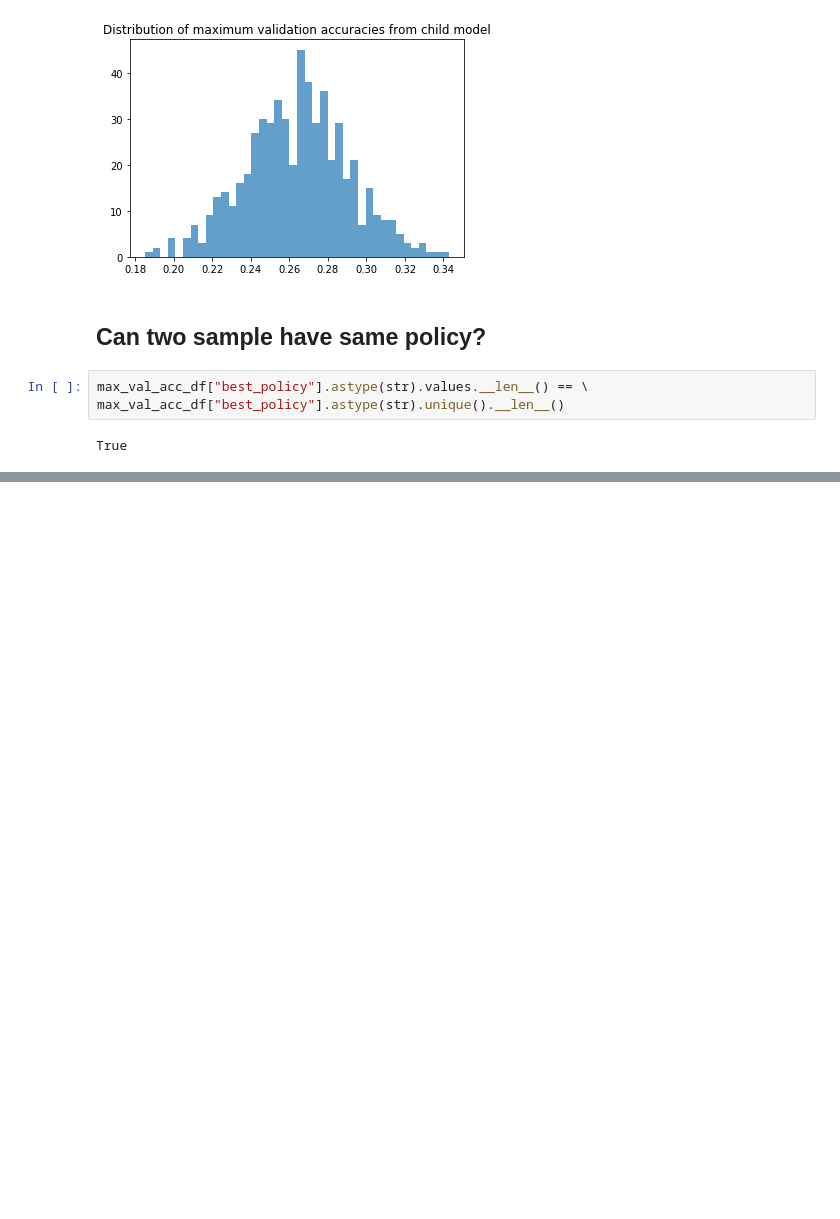
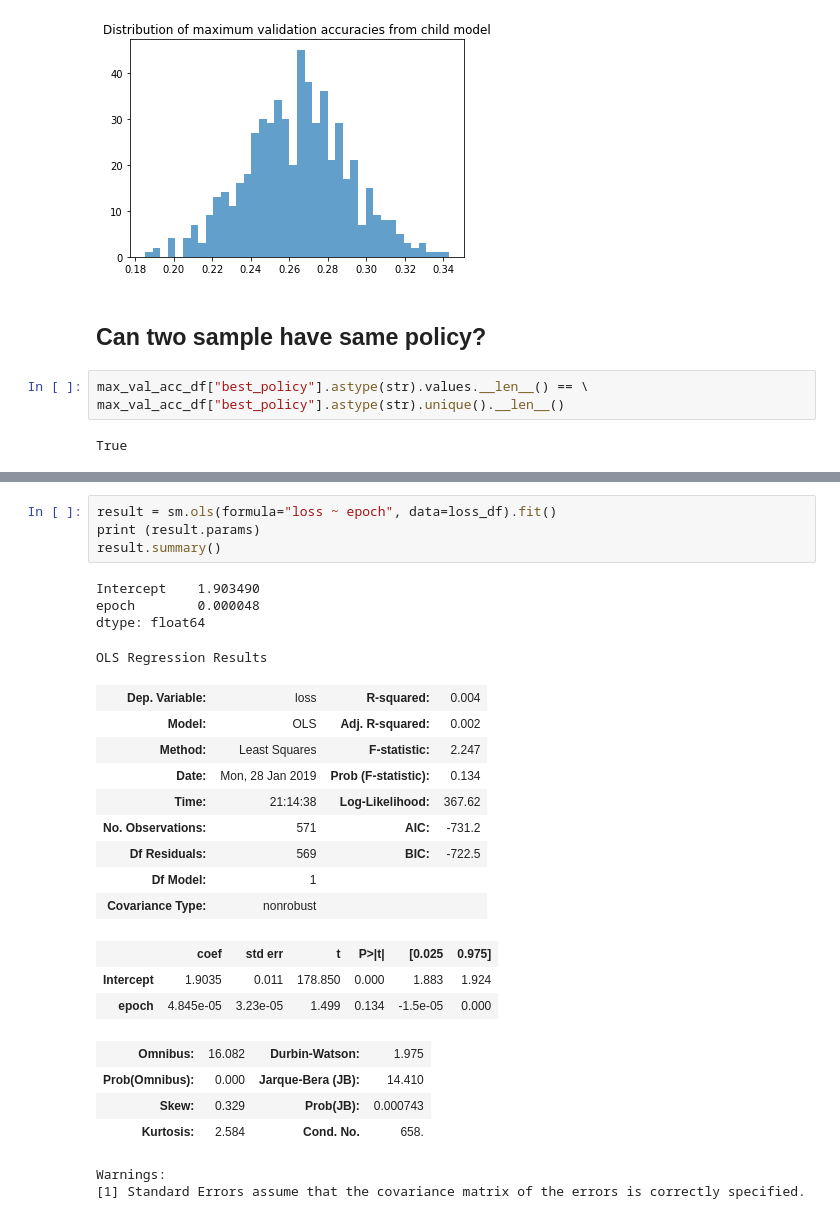
Before and after one commit to barisozmen/autoaugment, a Jupyter notebook: notebooks/02-BO-analysis-of-experiment-2019-1-27_10-42.ipynb, the cells around one changed output, grey strips where cells are left out. Cells and saved outputs as stored; diff of their text form; blank space fills up the shorter version.

```diff
--- a/notebooks/02-BO-analysis-of-experiment-2019-1-27_10-42.ipynb
+++ b/notebooks/02-BO-analysis-of-experiment-2019-1-27_10-42.ipynb
@@ -49,0 +135,27 @@ True
+# %%
+result = sm.ols(formula="loss ~ epoch", data=loss_df).fit()
+print (result.params)
+result.summary()
+# %% [output]
+Intercept    1.903490
+epoch        0.000048
+dtype: float64
+OLS Regression Results
+| Dep. Variable: | loss | R-squared: | 0.004 |
+| Model: | OLS | Adj. R-squared: | 0.002 |
+| Method: | Least Squares | F-statistic: | 2.247 |
+| Date: | Mon, 28 Jan 2019 | Prob (F-statistic): | 0.134 |
+| Time: | 21:14:38 | Log-Likelihood: | 367.62 |
+| No. Observations: | 571 | AIC: | -731.2 |
+| Df Residuals: | 569 | BIC: | -722.5 |
+| Df Model: | 1 |  |  |
+| Covariance Type: | nonrobust |  |  |
+|  | coef | std err | t | P>|t| | [0.025 | 0.975] |
+| Intercept | 1.9035 | 0.011 | 178.850 | 0.000 | 1.883 | 1.924 |
+| epoch | 4.845e-05 | 3.23e-05 | 1.499 | 0.134 | -1.5e-05 | 0.000 |
+| Omnibus: | 16.082 | Durbin-Watson: | 1.975 |
+| Prob(Omnibus): | 0.000 | Jarque-Bera (JB): | 14.410 |
+| Skew: | 0.329 | Prob(JB): | 0.000743 |
+| Kurtosis: | 2.584 | Cond. No. | 658. |
+Warnings:
+[1] Standard Errors assume that the covariance matrix of the errors is correctly specified.
```
Also changed, not shown: parts of 10 cells of this notebook.
